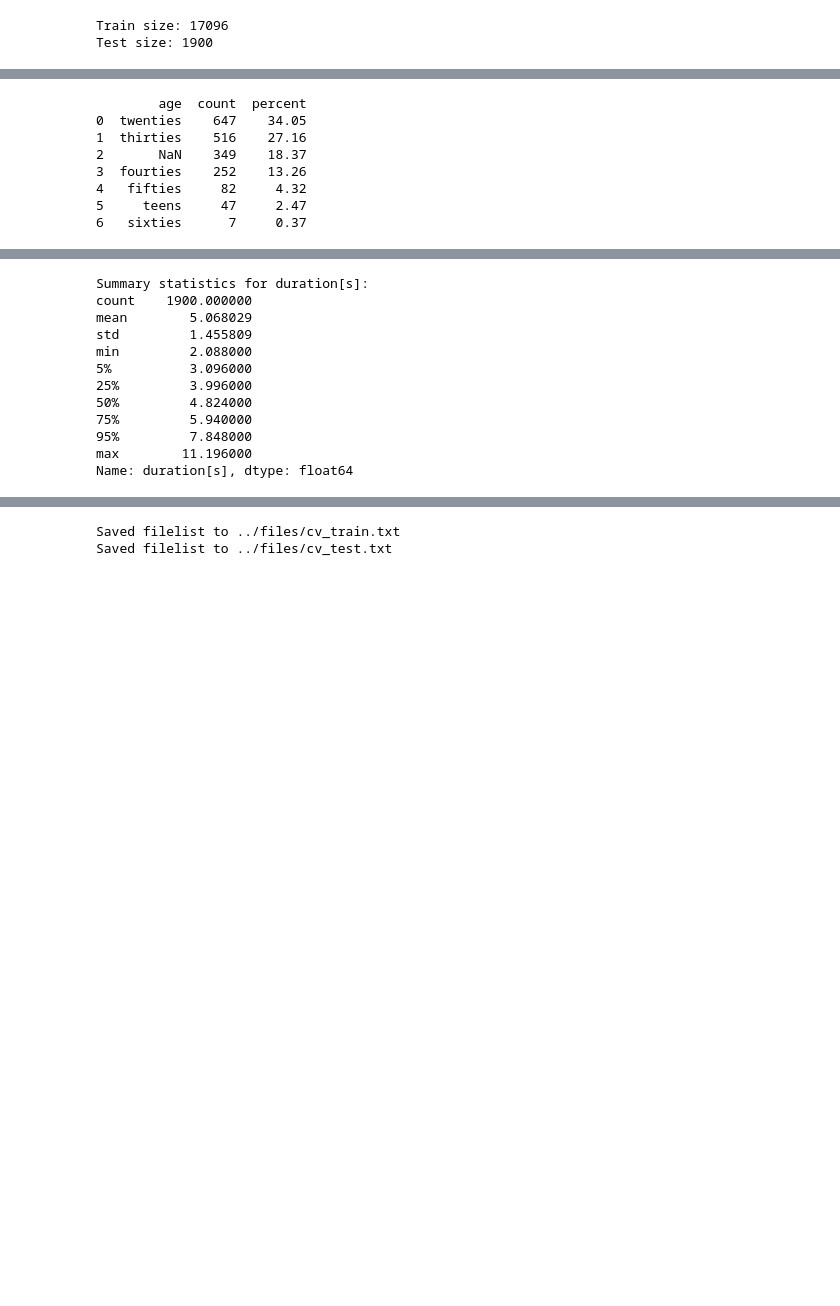
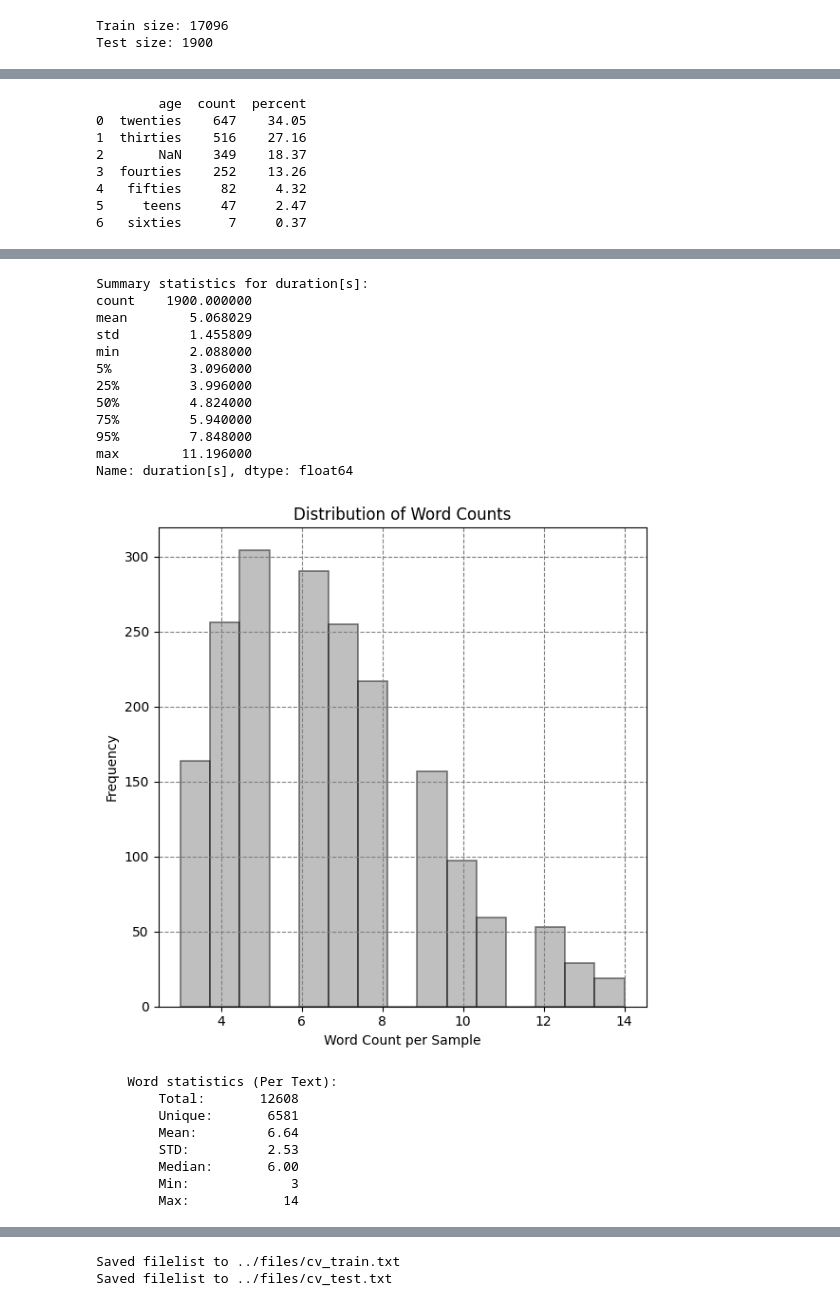
Before and after one commit to robertmackevic/ma-lt-tts, a Jupyter notebook: notebooks/cv-dataset-preparation.ipynb, the cells around one changed output, grey strips where cells are left out. Saved outputs shown, nothing was run; the diff lists cells and outputs as text; code cells hidden in the pictures; blank space fills up the shorter version.

```diff
--- a/notebooks/cv-dataset-preparation.ipynb
+++ b/notebooks/cv-dataset-preparation.ipynb
@@ -218,32 +259,42 @@ Name: duration[s], dtype: float64
 summarize_categorical_variable(test_df, column="gender")
 summarize_categorical_variable(test_df, column="age")
 summarize_duration(test_df)
+summarize_sentences(test_df)
 # %% [output]
 [figure]
                gender  count  percent
 0      male_masculine    989    52.05
 1                 NaN    522    27.47
 2     female_feminine    386    20.32
 3  do_not_wish_to_say      3     0.16
 [figure]
         age  count  percent
 0  twenties    647    34.05
 1  thirties    516    27.16
 2       NaN    349    18.37
 3  fourties    252    13.26
 4   fifties     82     4.32
 5     teens     47     2.47
 6   sixties      7     0.37
 [figure]
 Summary statistics for duration[s]:
 count    1900.000000
 mean        5.068029
 std         1.455809
 min         2.088000
 5%          3.096000
 25%         3.996000
 50%         4.824000
 75%         5.940000
 95%         7.848000
 max        11.196000
 Name: duration[s], dtype: float64
+[figure, added]
+    Word statistics (Per Text):
+        Total:       12608
+        Unique:       6581
+        Mean:         6.64
+        STD:          2.53
+        Median:       6.00
+        Min:             3
+        Max:            14
```
Also changed, not shown: parts of 8 cells of this notebook, 6 other files.
